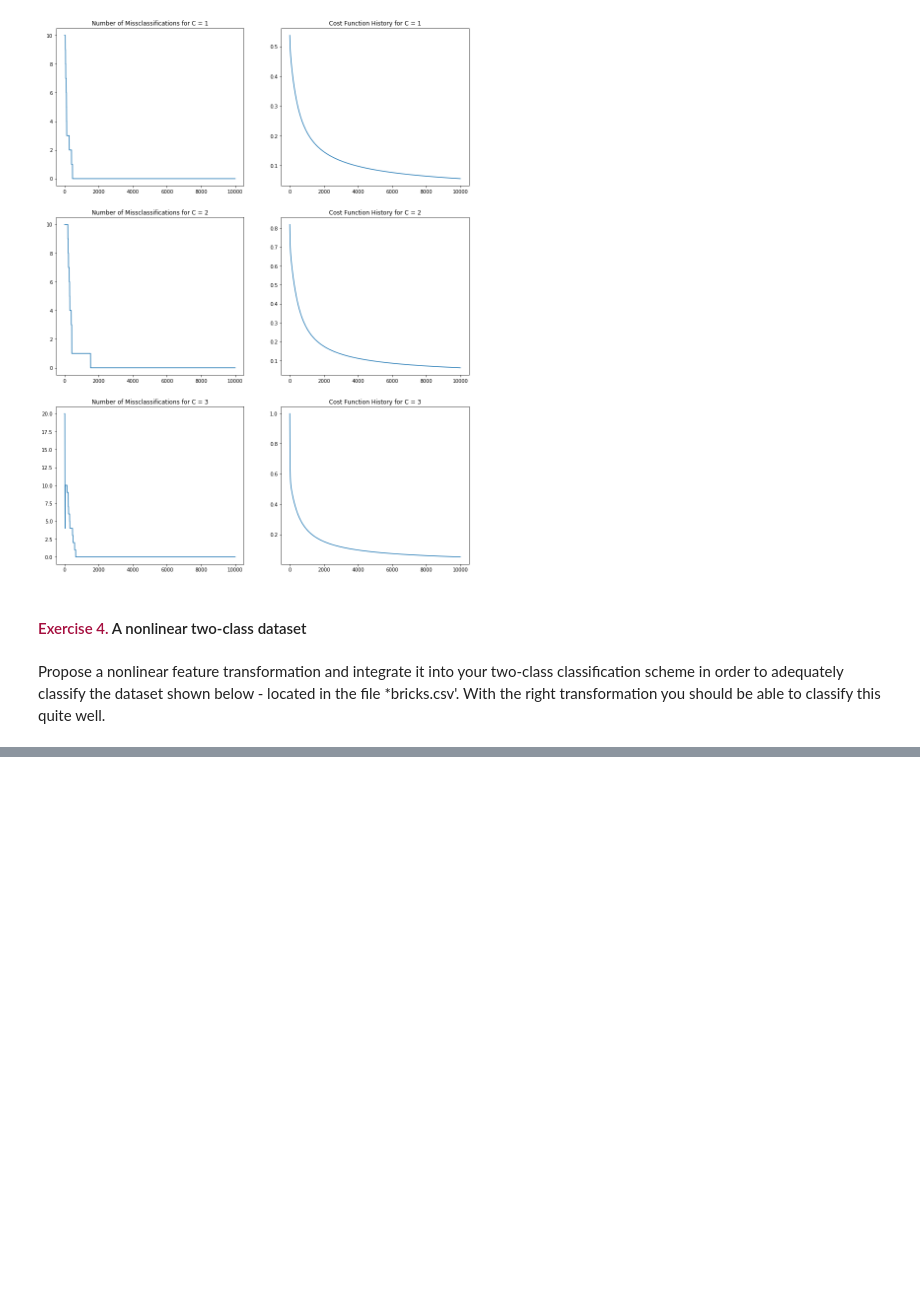
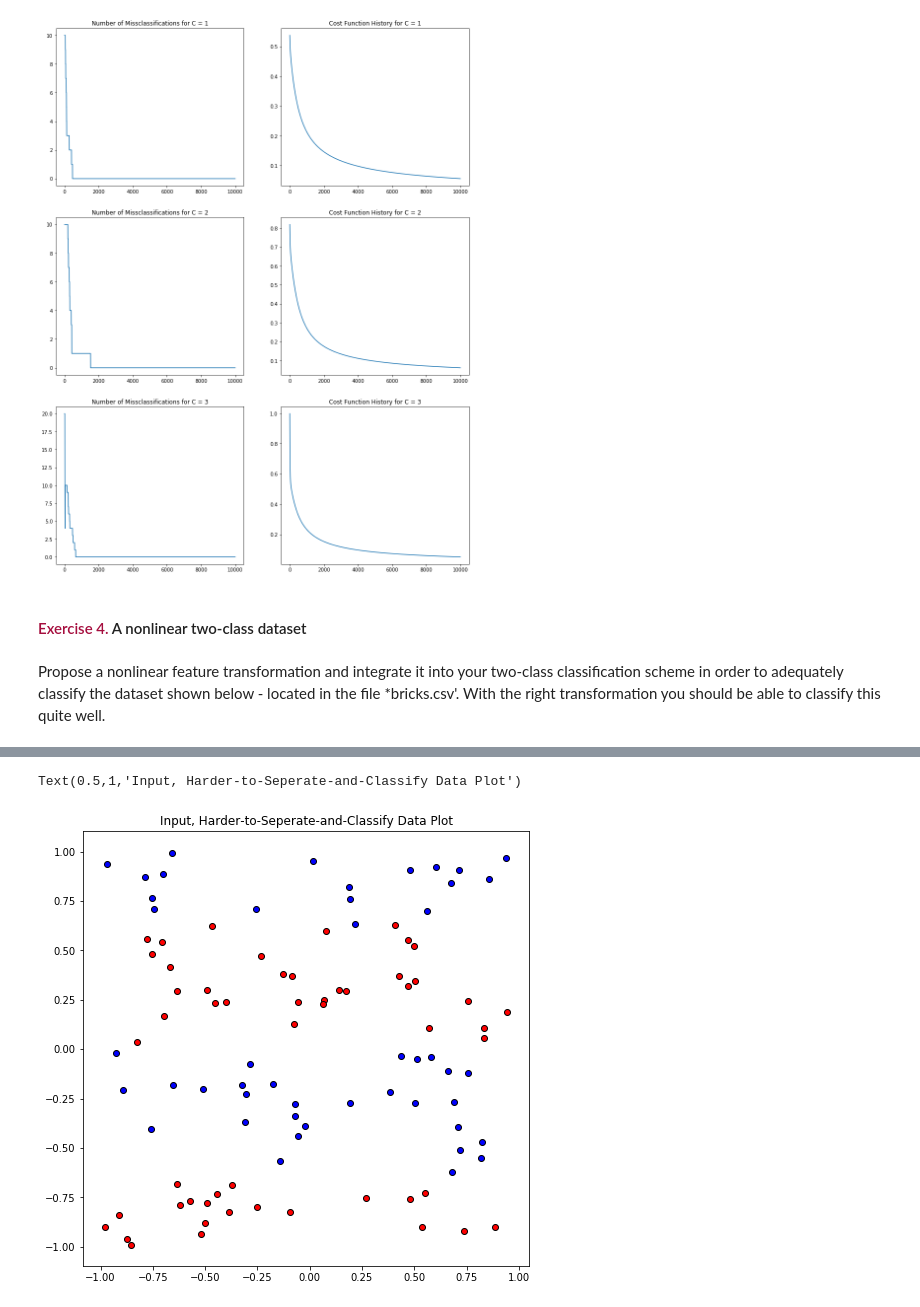
Before and after one commit to chrisxmiller/class1819, a Jupyter notebook: 19WI_EECS435_NeuralNets/HW2/deep_learning_hw2.ipynb, the cells around one changed output, grey strips where cells are left out. Saved outputs shown, nothing was run; the diff lists cells and outputs as text; code cells hidden in the pictures; blank space fills up the shorter version.

```diff
--- a/19WI_EECS435_NeuralNets/HW2/deep_learning_hw2.ipynb
+++ b/19WI_EECS435_NeuralNets/HW2/deep_learning_hw2.ipynb
@@ -281,2 +280,22 @@ def softmax(w):
     g = np.sum(np.log(1+np.exp(-1.0*y*model(x,w))))
     return g/float(np.size(y))
+# %%
+#Read in the data and make a plot
+#Here, we import the new data.
+csvname = 'bricks.csv'
+data = np.loadtxt(csvname,delimiter = ',')
+
+#Seperate it into vectors
+x = data[:,:-1]
+y = data[:,-1]
+# scatter plot the input data
+
+fig, ax = plt.subplots(1, 1, figsize=(8,8))
+#Type 1
+ax.scatter(data[np.where(y == 1),0],data[np.where(y == 1),1],color = 'r',edgecolor = 'k')
+#Type 2
+ax.scatter(data[np.where(y == -1),0],data[np.where(y == -1),1],color = 'b',edgecolor = 'k')
+ax.set_title("Input, Harder-to-Seperate-and-Classify Data Plot")
+# %% [output]
+Text(0.5,1,'Input, Harder-to-Seperate-and-Classify Data Plot')
+[figure, added]
```
Also changed, not shown: parts of 5 cells of this notebook.
